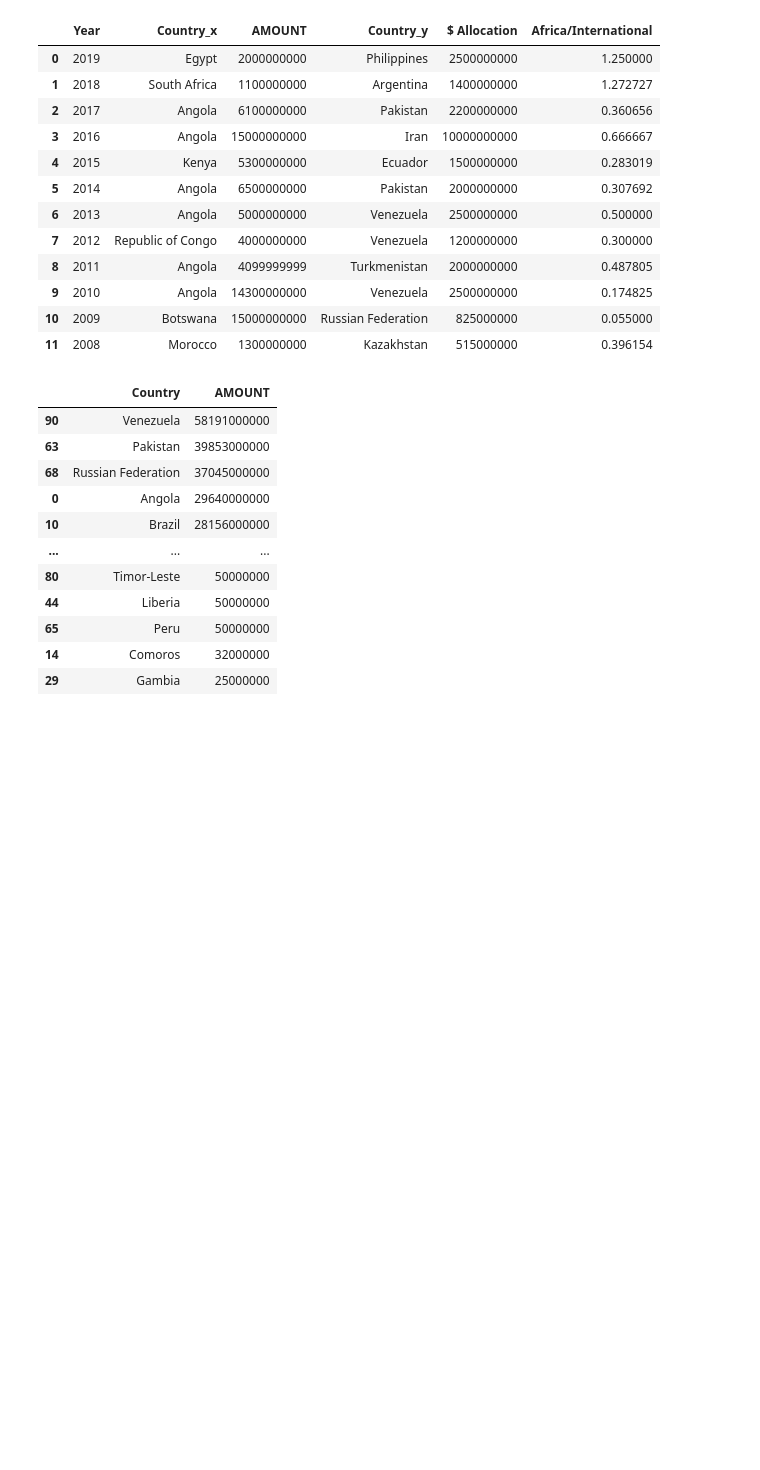
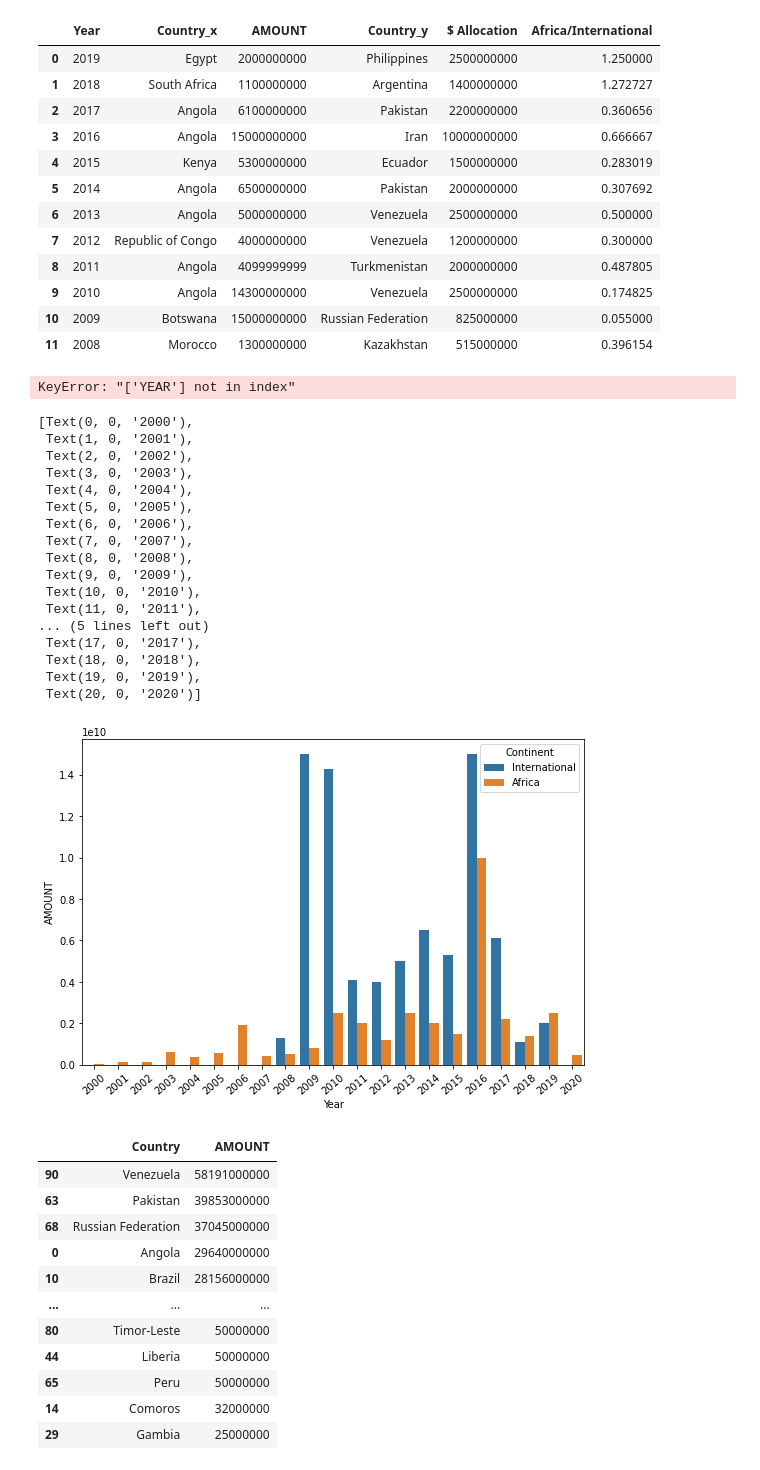
Before and after one commit to CassieCcL/Chinese-Debt-Trap, a Jupyter notebook: Chinese Debt Trap.ipynb, the cells around one changed output. Cells and saved outputs as stored; diff of their text form; code cells hidden in the pictures; blank space fills up the shorter version.

Commit message:
added a plot to compare the highest loan over the years internationally and in Africa

```diff
--- a/Chinese Debt Trap.ipynb
+++ b/Chinese Debt Trap.ipynb
@@ -252,6 +253,43 @@ total_rank
 | 9 | 2010 | Angola | 14300000000 | Venezuela | 2500000000 | 0.174825 |
 | 10 | 2009 | Botswana | 15000000000 | Russian Federation | 825000000 | 0.055000 |
 | 11 | 2008 | Morocco | 1300000000 | Kazakhstan | 515000000 | 0.396154 |
+# %%
+#Compare the highest amount borrowed internationally and in Africa each year
+
+debt_africa_rank = debt_africa_rank.rename(columns={"$ Allocation": "AMOUNT"})
+debt_africa_rank = debt_africa_rank[["Year", "Country", "AMOUNT"]]
+debt_africa_rank["Continent"] = "Africa"
+debt_inter_rank = debt_inter_rank[["YEAR", "Country", "AMOUNT"]]
+debt_inter_rank = debt_inter_rank.rename(columns={"YEAR": "Year"})
+debt_inter_rank["Continent"] = "International"
+total_borrowed = pd.concat([debt_inter_rank, debt_africa_rank], join = "inner")
+total_borrowed
+# %% [output]
+KeyError: "['YEAR'] not in index"
+# %%
+plt.figure(figsize=(9,6))
+ax = sns.barplot(x="Year", y="AMOUNT", hue="Continent", data=total_borrowed)
+ax.set_xticklabels(ax.get_xticklabels(),rotation=40)
+plt.
+# %% [output]
+[Text(0, 0, '2000'),
+ Text(1, 0, '2001'),
+ Text(2, 0, '2002'),
+ Text(3, 0, '2003'),
+ Text(4, 0, '2004'),
+ Text(5, 0, '2005'),
+ Text(6, 0, '2006'),
+ Text(7, 0, '2007'),
+ Text(8, 0, '2008'),
+ Text(9, 0, '2009'),
+ Text(10, 0, '2010'),
+ Text(11, 0, '2011'),
+... (5 lines left out)
+ Text(17, 0, '2017'),
+ Text(18, 0, '2018'),
+ Text(19, 0, '2019'),
+ Text(20, 0, '2020')]
+[figure, added]
 # %%
 # Country loans total
 
```
Also changed, not shown: parts of 15 cells of this notebook.
